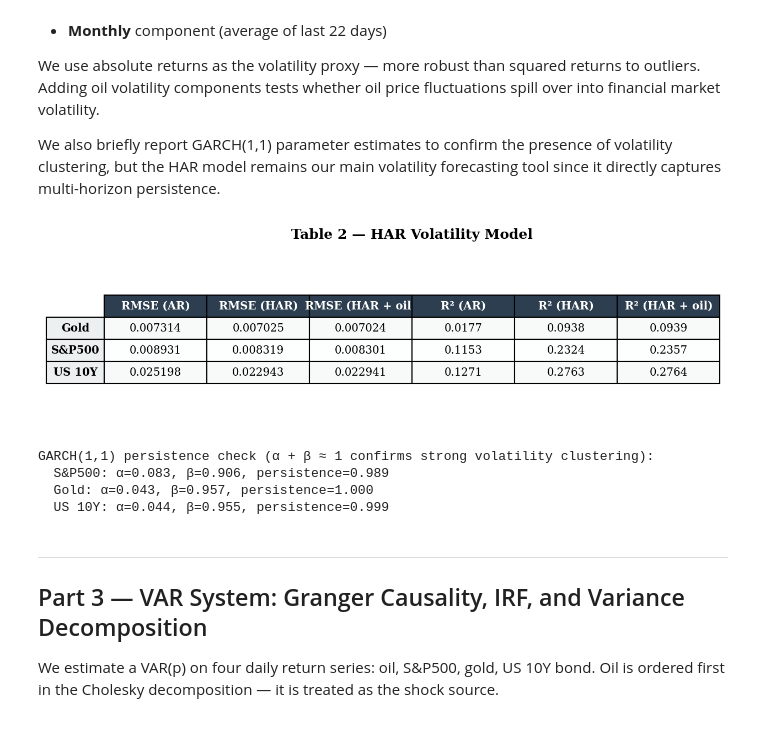
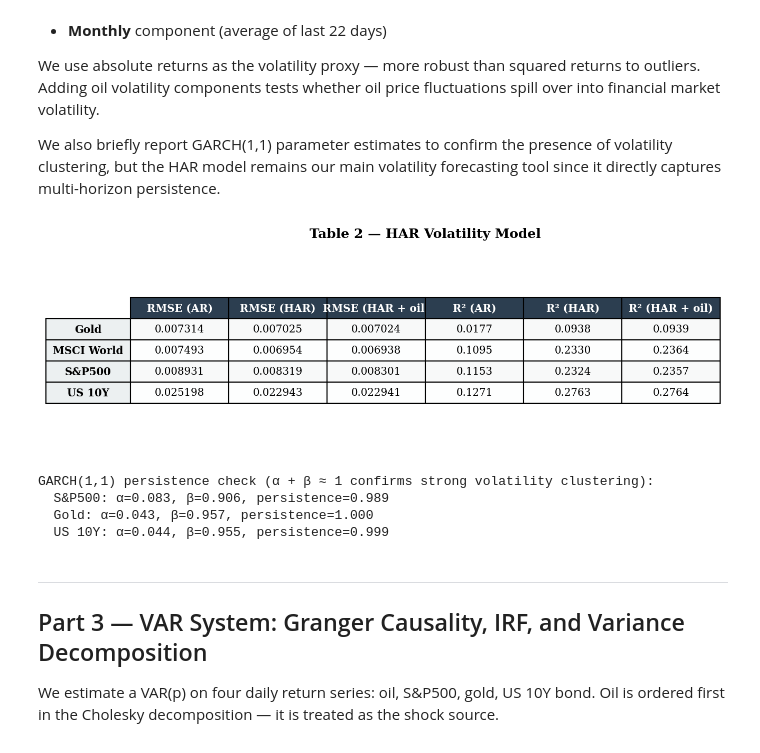
Before and after one commit to yaz212id/EMiF_OIL_Project, a Jupyter notebook: notebooks/daily_macro_notebook.ipynb, the cells around one changed output. Drawn from its saved outputs; the diff is of its cells as text; code cells hidden in the pictures.

```diff
--- a/notebooks/daily_macro_notebook.ipynb
+++ b/notebooks/daily_macro_notebook.ipynb
@@ -110,9 +110,9 @@ targets = {"Gold": "r_gold", "S&P500": "r_sp500", "US 10Y": "r_bond", "MSCI Worl
 for col in targets.values():
     df[f"{col}_lag"] = df[col].shift(1)
 
-# train / test split (80/20)
+# train / test split (70/30)
 d = df.dropna().copy()
-split = int(len(d) * 0.8)
+split = int(len(d) * 0.7)
 train_d, test_d = d.iloc[:split], d.iloc[split:]
 print(f"Train: {train_d.index[0].date()} to {train_d.index[-1].date()} ({len(train_d)} obs)")
 print(f"Test:  {test_d.index[0].date()} to {test_d.index[-1].date()} ({len(test_d)} obs)")
@@ -152,7 +152,7 @@ for tag in ['oil', 'sp500', 'gold', 'bond', 'msci']:
     df[f'vol_{tag}'] = df[f'r_{tag}'].abs()
 
 # --- HAR components ---
-vol_targets = {"S&P500": "vol_sp500", "Gold": "vol_gold", "US 10Y": "vol_bond"}
+vol_targets = {"S&P500": "vol_sp500", "Gold": "vol_gold", "US 10Y": "vol_bond", "MSCI World": "vol_msci"}
 
 for name, vc in vol_targets.items():
     df[f'{vc}_d'] = df[vc].shift(1)                       # daily
@@ -166,34 +166,34 @@ df['vol_oil_w'] = df['vol_oil'].rolling(5).mean().shift(1)
 dv = df.dropna().copy()
 sv = int(len(dv) * 0.8)
 train_v, test_v = dv.iloc[:sv], dv.iloc[sv:]
 
 # --- HAR model comparison (OOS) ---
 har_rows = []
 for name, vc in vol_targets.items():
     specs = [
         ("AR",     [f'{vc}_d']),
         ("HAR",       [f'{vc}_d', f'{vc}_w', f'{vc}_m']),
         ("HAR + oil", [f'{vc}_d', f'{vc}_w', f'{vc}_m', 'vol_oil_d', 'vol_oil_w']),
     ]
     for label, xcols in specs:
         (rmse, mae, r2), _ = run_ols(train_v, test_v, vc, xcols)
         har_rows.append({"Asset": name, "Model": label,
                          "RMSE": f"{rmse:.6f}", "R²": f"{r2:.4f}"})
 
 har_df = pd.DataFrame(har_rows).pivot(index="Asset", columns="Model", values=["RMSE", "R²"])
 har_df.columns = [f"{v} ({m})" for v, m in har_df.columns]
 show_table(har_df, "Table 2 — HAR Volatility Model", "table2_har_vol.png")
 
 # --- GARCH(1,1) brief check: volatility clustering confirmation ---
 print("\nGARCH(1,1) persistence check (α + β ≈ 1 confirms strong volatility clustering):")
 for name, ret_col in [("S&P500", "r_sp500"), ("Gold", "r_gold"), ("US 10Y", "r_bond")]:
     train_ret = train_v[ret_col] * 100
     garch = arch_model(train_ret, vol='Garch', p=1, q=1, mean='Constant', rescale=False)
     res = garch.fit(disp='off')
     alpha, beta = res.params['alpha[1]'], res.params['beta[1]']
     print(f"  {name}: α={alpha:.3f}, β={beta:.3f}, persistence={alpha+beta:.3f}")
 # %% [output]
-[figure, old version]
+[figure, new version]
 GARCH(1,1) persistence check (α + β ≈ 1 confirms strong volatility clustering):
   S&P500: α=0.083, β=0.906, persistence=0.989
   Gold: α=0.043, β=0.957, persistence=1.000
```
Also changed, not shown: parts of 14 cells of this notebook.
